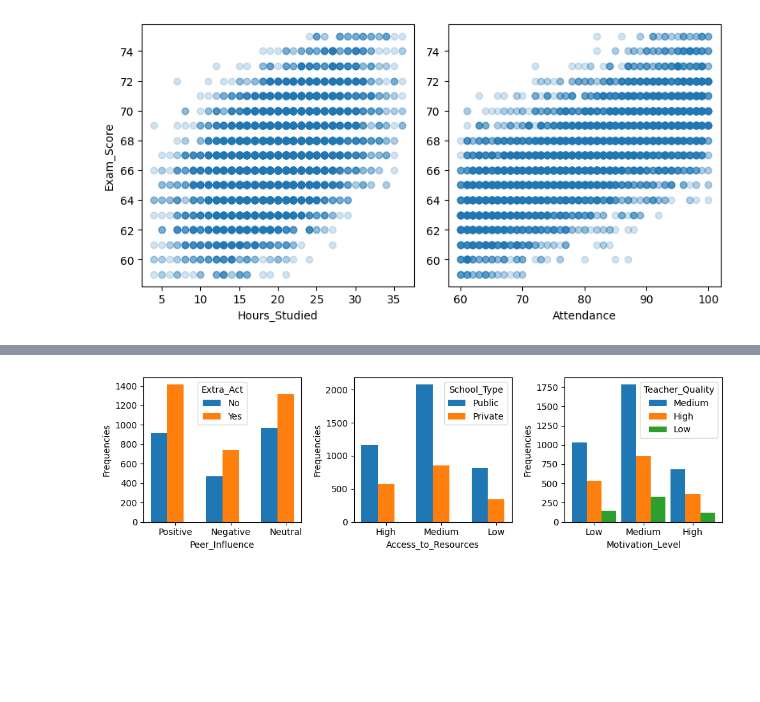
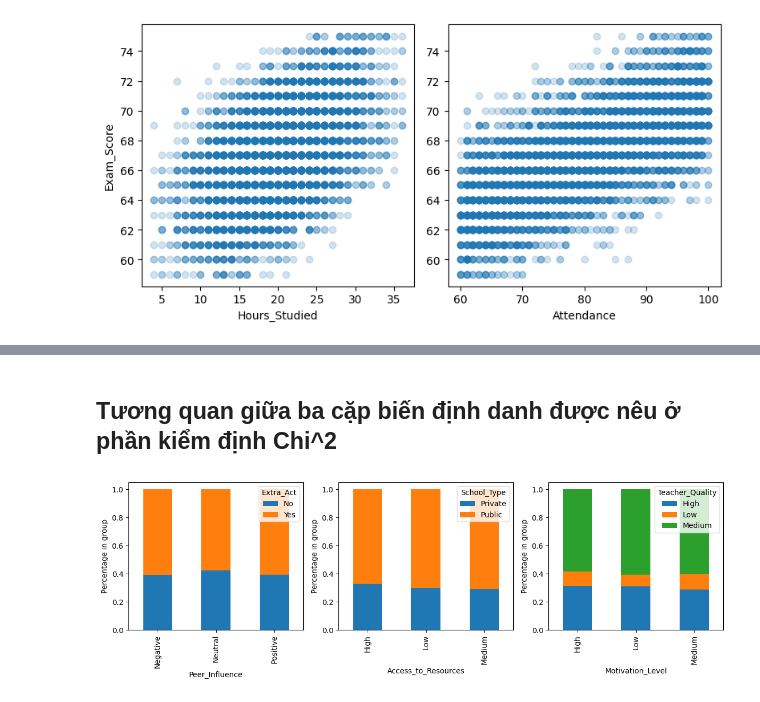
Before and after one commit to Ngoc-Cac/DataVisualisation-Group2, a Jupyter notebook: correlation.ipynb, the cells around one changed output, grey strips where cells are left out. Saved outputs shown, nothing was run; the diff lists cells and outputs as text; code cells hidden in the pictures; blank space fills up the shorter version.

```diff
--- a/correlation.ipynb
+++ b/correlation.ipynb
@@ -10,7 +10,7 @@ import matplotlib.pyplot as plt
 import os.path as osp
 # %%
 # data = pd.read_csv(osp.join('.', 'StudentPerformanceFactors.csv'))
-data = pd.read_csv(osp.join('.', 'no_outliers.csv'))
+data = pd.read_csv(osp.join('.', 'Data', 'preprocessed.csv'))
 # data.set_index('Employee_ID', inplace=True)
 data.info()
 # %% [output]
@@ -306,13 +368,12 @@ fig.tight_layout()
+# %% [markdown]
+## Tương quan giữa ba cặp biến định danh được nêu ở phần kiểm định Chi^2
 # %%
-# => Peer_Influence & Extracurricular_Activities
-# => Access_to_Resources & School_Type
-# => Motivation_Level & Teacher_Quality
-fig = plt.figure(figsize=(10, 3))
+fig = plt.figure(figsize=(12, 4))
 bar_group(data, 'Peer_Influence', 'Extracurricular_Activities', fig.add_subplot(1, 3, 1))
 bar_group(data, 'Access_to_Resources', 'School_Type', fig.add_subplot(1, 3, 2))
 bar_group(data, 'Motivation_Level', 'Teacher_Quality', fig.add_subplot(1, 3, 3))
 
 fig.axes[0].legend(title='Extra_Act')
 fig.tight_layout()
 # %% [output]
-[figure, old version]
+[figure, new version]
```
Also changed, not shown: parts of 36 cells of this notebook, 3 other files.
